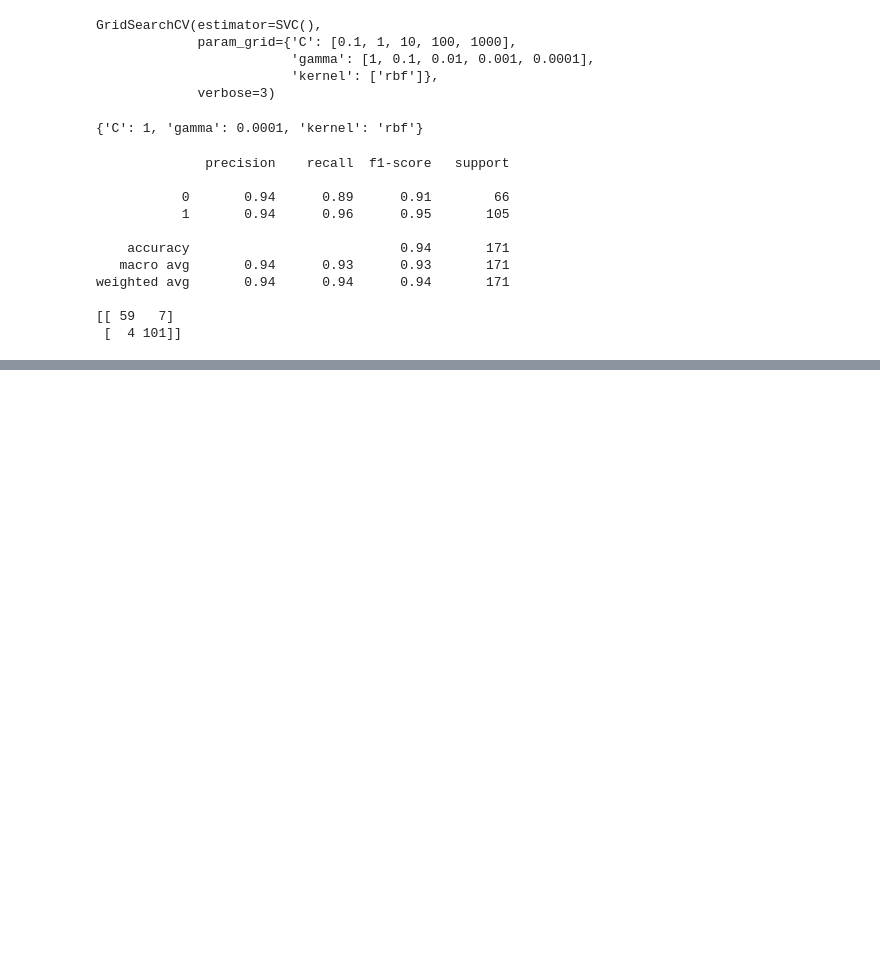
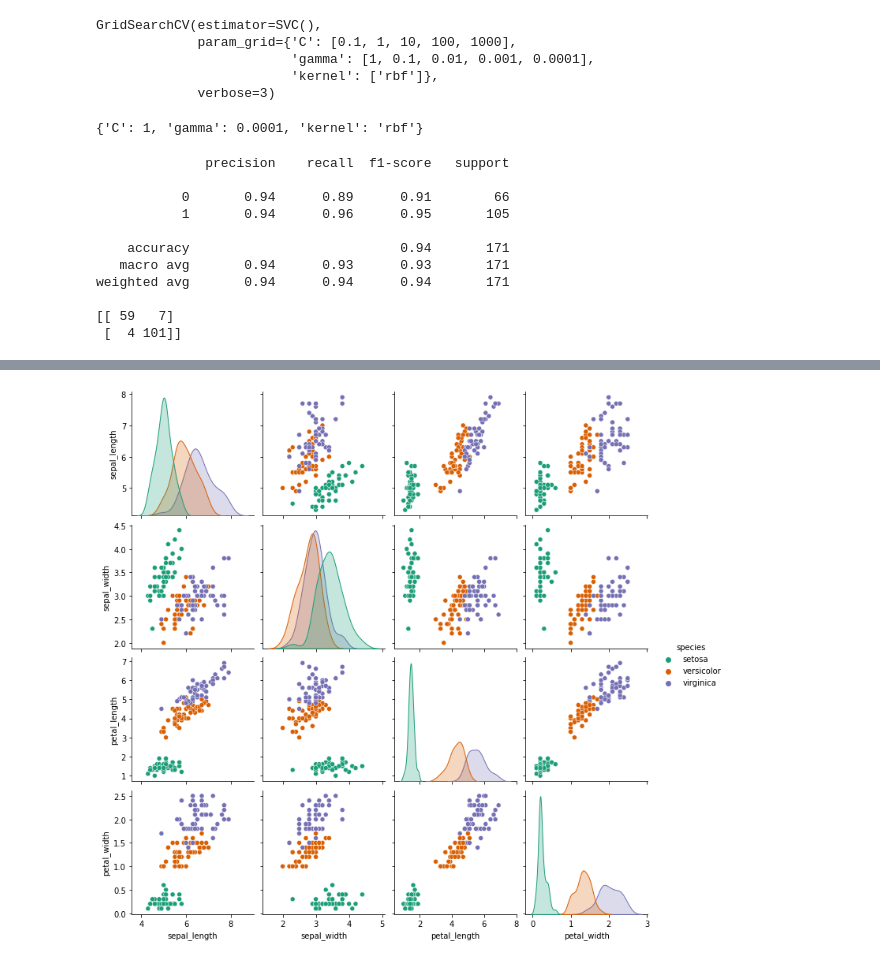
Before and after one commit to FivMeyer/Python_Studies, a Jupyter notebook: 06_svm.ipynb, the cells around one changed output, grey strips where cells are left out. Drawn from its saved outputs; the diff is of its cells as text; code cells hidden in the pictures; blank space fills up the shorter version.

```diff
--- a/06_svm.ipynb
+++ b/06_svm.ipynb
@@ -155,0 +158,4 @@ weighted avg       0.94      0.94      0.94       171
+# %%
+# Import data
+iris = sns.load_dataset('iris')
+iris.head(10)
@@ -155,0 +189,5 @@ weighted avg       0.94      0.94      0.94       171
+# %%
+# Data Exploratory
+sns.pairplot(iris, hue = 'species', palette = 'Dark2');
+# %% [output]
+[figure, added]
```
Also changed, not shown: parts of 18 cells of this notebook.
